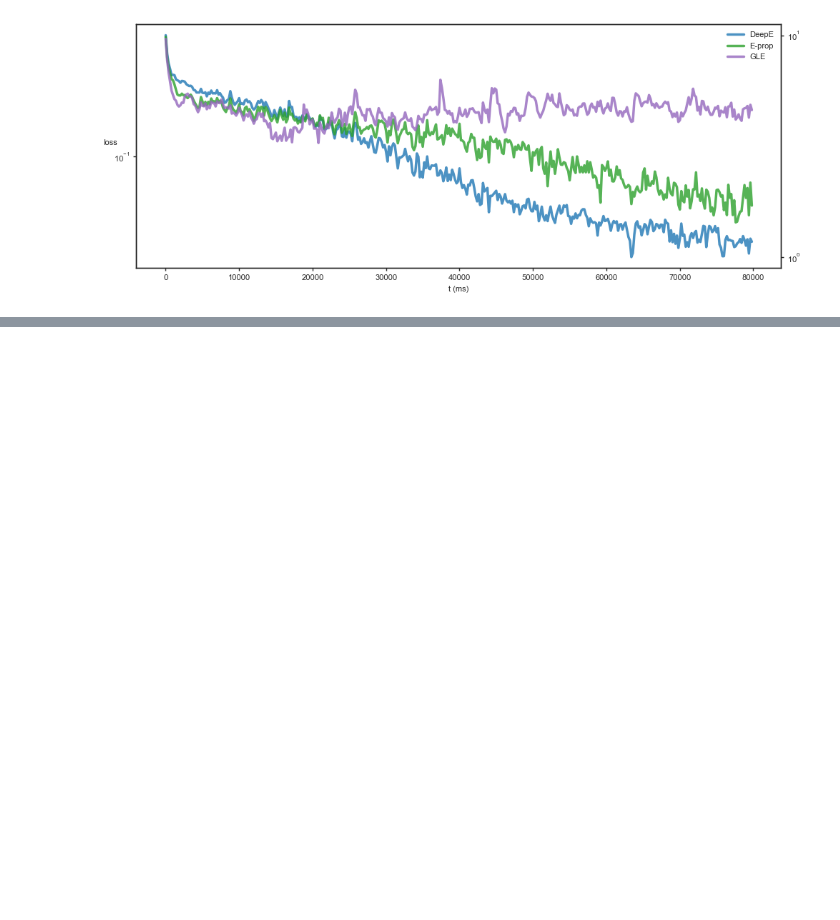
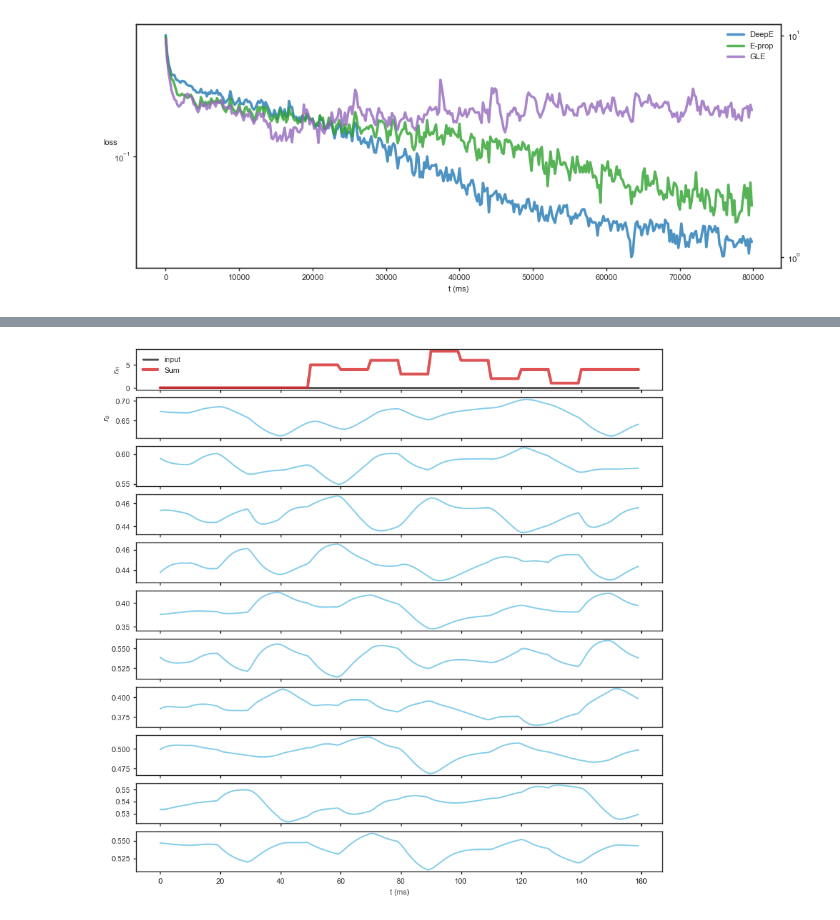
Before and after one commit to Baskin-LIU/Kernel-Propagation, a Jupyter notebook: Experiments/MiniTasks.ipynb, the cells around one changed output, grey strips where cells are left out. Saved outputs shown, nothing was run; the diff lists cells and outputs as text; code cells hidden in the pictures; blank space fills up the shorter version.

```diff
--- a/Experiments/MiniTasks.ipynb
+++ b/Experiments/MiniTasks.ipynb
@@ -435,0 +440,77 @@ plt.show()
+# %%
+#### With P learning ###
+dt = 1. #ms
+
+init_phase = 160 #ms
+init_phase_steps = int(init_phase/dt)
+learn_phase = 80000 # ms
+learn_phase_steps = int(learn_phase/dt)
+eval_phase = 100 # ms
+eval_phase_steps = int(eval_phase/dt)
+
+# init both teacher and student net
+N, n_class, max_N, show_time = 5, 10, 20, 10.
+
+n_in, n_hidden1, n_hidden2, n_hidden3, n_out = n_class, 40, 40, 6, n_class
+beta=torch.tensor(1.)
+activation='tanh'
+
+student = DEFwdNetwork(
+    layers=torch.nn.ModuleList([
+        FwdDENeurons(n_in=n_in, n_neurons=n_hidden1, tau = dt*np.logspace(0, 2, n_hidden1, dtype=np.float32), lr_w=1e1,
+                     activation=activation, dt=dt, scale=1.6),
+        FwdDENeurons(n_in=n_hidden1, n_neurons=n_hidden2, tau = dt*np.logspace(0, 1.5, n_hidden2, dtype=np.float32), lr_w=2.5,
+                     activation=activation, dt=dt, scale=0.4),
+        LastFwdDENeurons(n_in=n_hidden2, n_neurons=n_hidden3, tau = [3*dt, 4, 3.7, 4.1, 2., 2.], lr_w=0.5,
+                     activation='sigmoid', dt=dt, scale=1.6),
+        FwdNeurons(n_in=n_hidden3, n_neurons=n_out, tau = dt,
+                   lr_w=0.1, activation='sigmoid', dt=dt, scale=1.)
+    ]),
+    beta=beta
+)
+
+
+student2 = FwdNetwork(net=student, layers=FwdRFNeurons)
+
+student3 = FwdNetwork(net=student, layers=FwdGLENeurons)
+student_naive = copy.deepcopy(student2)
+
+Students={'DeepElig':student, 'Eprop':student2, 'GLE':student3, 'naive':student_naive}
+
+input_fuc = NBack(N=N, n_class=n_class, show_time=show_time, dt=dt, max_N=max_N)
+
+#recorders
+Rcd = Recorder(['input', 'teacher', 'student'])
+
+student.reset()
+student2.reset()
+
+with torch.no_grad():
+
+    for t in range(init_phase_steps):
+        inp, label = input_fuc()
+        one_hot_label = F.one_hot(label, num_classes=n_class)
+        inp = inp[None,:]
+        r_out, u_out = student.step(inp)
+        Rcd.rec([inp, label, r_out])
+
+    error = one_hot_label - torch.softmax(r_out, dim=1)
+    print("reach steady state with error: %f"%(error**2).mean().item())
+
+Rcd.finish()
+
+fig, axs = plt.subplots(n_out+1, 1, figsize=(10, 10), sharex=True)
+x = np.arange(0, init_phase, dt)
+axs[0].plot(x, Rcd['input'].mean(axis=0)*0.6, color=black, label='input', linewidth=2, alpha=0.8)
+axs[0].plot(x, Rcd['teacher'][0], label="Sum", color = red, alpha=0.8, linewidth=3)
+for i in range(n_out):
+    axs[i+1].plot(x, Rcd['student'][i], label="student %d"%i, color = lightblue)
+
+
+axs[-1].set_xlabel("t (ms)")
+axs[0].set_ylabel(r"$r_{in}$")
+axs[0].legend()
+axs[1].set_ylabel(r"$r_o$")
+
+plt.show()
+# %% [output]
@@ -435,0 +524 @@ plt.show()
+[figure, added]
```
Also changed, not shown: parts of 5 cells of this notebook, 41 other files.
